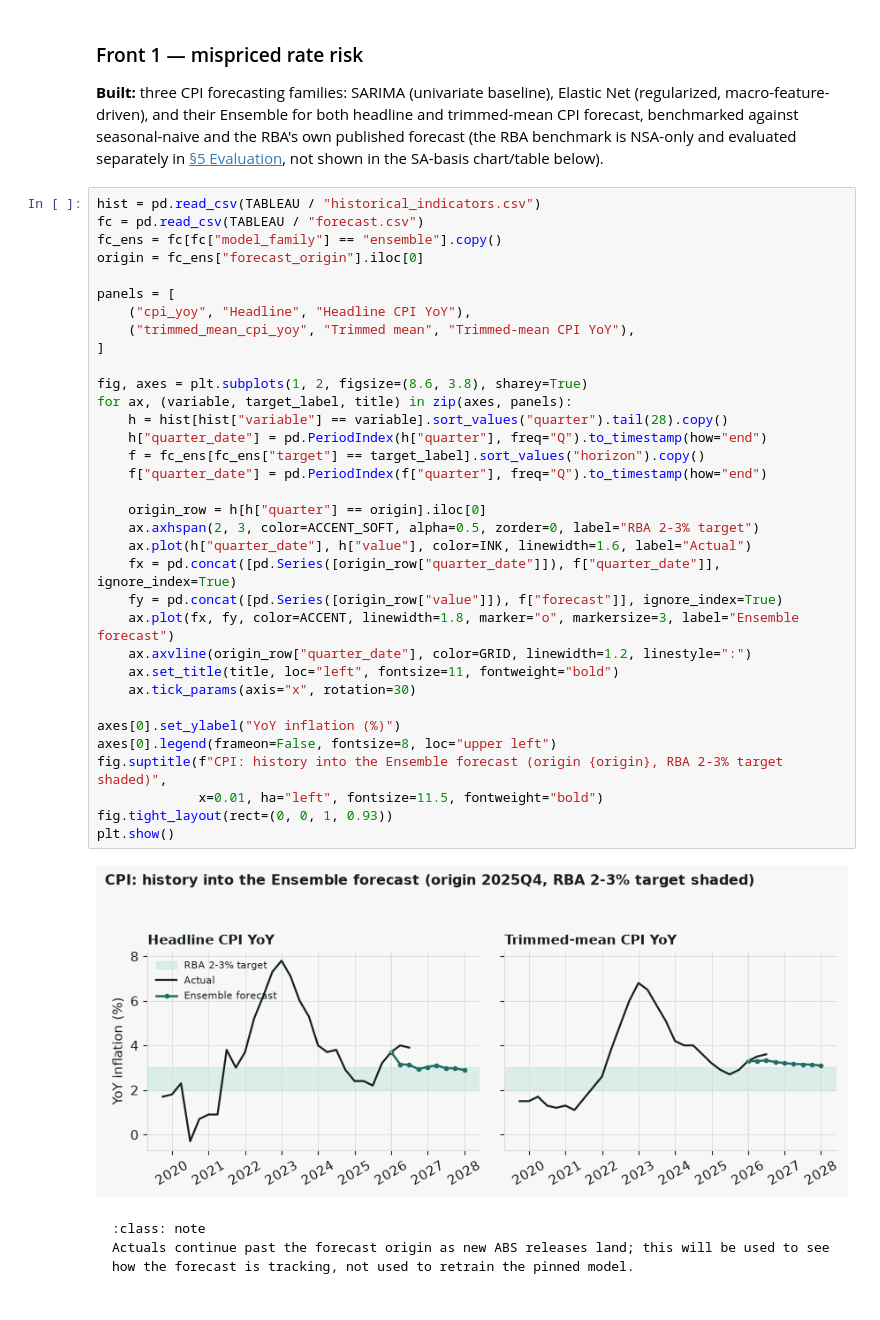
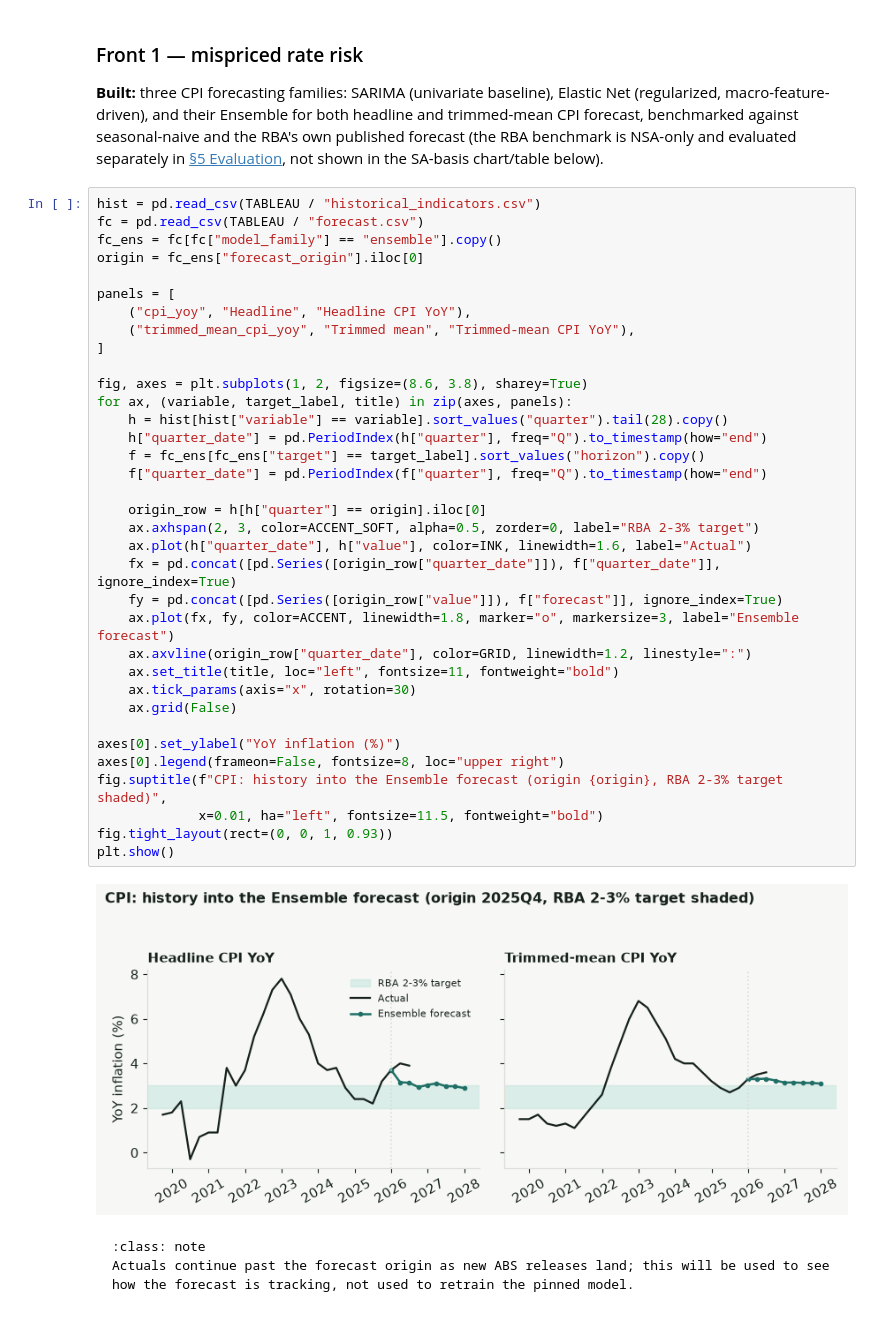
Before and after one commit to JuanVu1810/Australian-CPI-Forecast, a Jupyter notebook: book/australian_cpi_forecasting/00_results_at_a_glance.ipynb, the cells around one changed output. Cells and saved outputs as stored; diff of their text form.

````diff
--- a/book/australian_cpi_forecasting/00_results_at_a_glance.ipynb
+++ b/book/australian_cpi_forecasting/00_results_at_a_glance.ipynb
@@ -66,35 +66,36 @@ fc_ens = fc[fc["model_family"] == "ensemble"].copy()
 origin = fc_ens["forecast_origin"].iloc[0]
 
 panels = [
     ("cpi_yoy", "Headline", "Headline CPI YoY"),
     ("trimmed_mean_cpi_yoy", "Trimmed mean", "Trimmed-mean CPI YoY"),
 ]
 
 fig, axes = plt.subplots(1, 2, figsize=(8.6, 3.8), sharey=True)
 for ax, (variable, target_label, title) in zip(axes, panels):
     h = hist[hist["variable"] == variable].sort_values("quarter").tail(28).copy()
     h["quarter_date"] = pd.PeriodIndex(h["quarter"], freq="Q").to_timestamp(how="end")
     f = fc_ens[fc_ens["target"] == target_label].sort_values("horizon").copy()
     f["quarter_date"] = pd.PeriodIndex(f["quarter"], freq="Q").to_timestamp(how="end")
 
     origin_row = h[h["quarter"] == origin].iloc[0]
     ax.axhspan(2, 3, color=ACCENT_SOFT, alpha=0.5, zorder=0, label="RBA 2-3% target")
     ax.plot(h["quarter_date"], h["value"], color=INK, linewidth=1.6, label="Actual")
     fx = pd.concat([pd.Series([origin_row["quarter_date"]]), f["quarter_date"]], ignore_index=True)
     fy = pd.concat([pd.Series([origin_row["value"]]), f["forecast"]], ignore_index=True)
     ax.plot(fx, fy, color=ACCENT, linewidth=1.8, marker="o", markersize=3, label="Ensemble forecast")
     ax.axvline(origin_row["quarter_date"], color=GRID, linewidth=1.2, linestyle=":")
     ax.set_title(title, loc="left", fontsize=11, fontweight="bold")
     ax.tick_params(axis="x", rotation=30)
+    ax.grid(False)
 
 axes[0].set_ylabel("YoY inflation (%)")
-axes[0].legend(frameon=False, fontsize=8, loc="upper left")
+axes[0].legend(frameon=False, fontsize=8, loc="upper right")
 fig.suptitle(f"CPI: history into the Ensemble forecast (origin {origin}, RBA 2-3% target shaded)",
              x=0.01, ha="left", fontsize=11.5, fontweight="bold")
 fig.tight_layout(rect=(0, 0, 1, 0.93))
 plt.show()
 # %% [output]
-[figure, old version]
+[figure, new version]
 # %% [markdown]
 ```{admonition} Note
 :class: note
````
Also changed, not shown: parts of 4 cells of this notebook, 3 other files.
